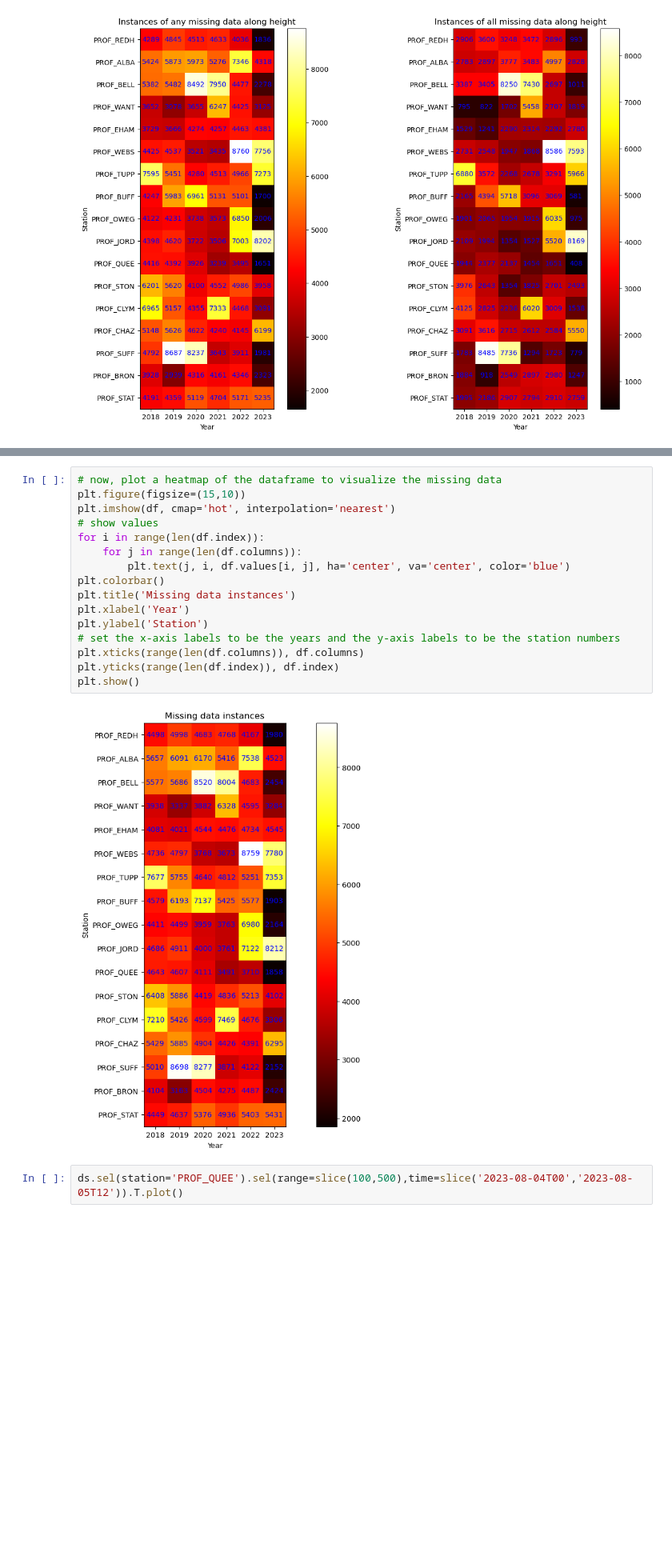
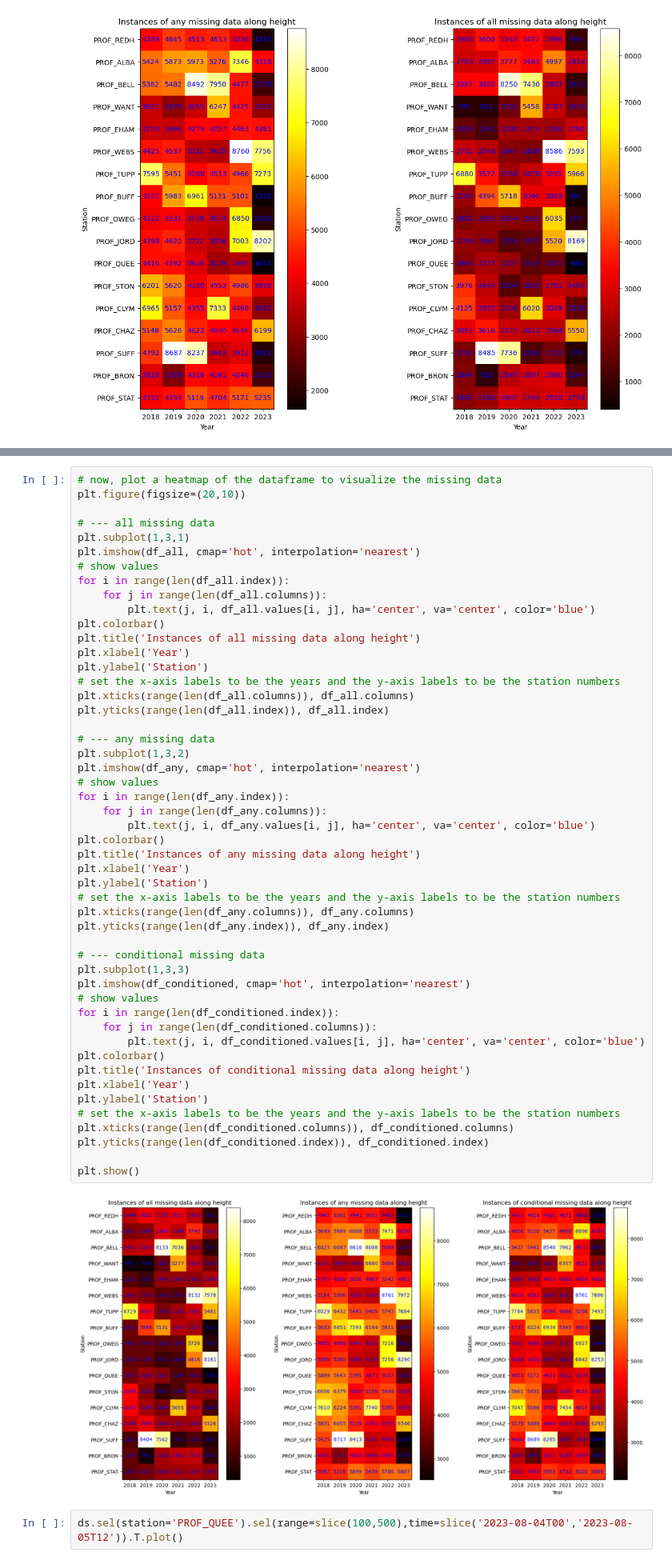
Before and after one commit to HarishBaki/Estimation-of-lidar-wind-speed-profiles-from-ERA5-inputs-using-TabNet, a Jupyter notebook: profiler_data_processing.ipynb, the cells around one changed output, grey strips where cells are left out. Shown at 80% size. Drawn from its saved outputs; the diff is of its cells as text; blank space fills up the shorter version.

Commit message:
Checked the number of missing values across years, using all condition, any condition, and conditional condition. They all are working.

```diff
--- a/profiler_data_processing.ipynb
+++ b/profiler_data_processing.ipynb
@@ -172,21 +290,55 @@ for year in range(2018,2024,1):
 # %%
 # now, plot a heatmap of the dataframe to visualize the missing data
-plt.figure(figsize=(15,10))
-plt.imshow(df, cmap='hot', interpolation='nearest')
+plt.figure(figsize=(20,10))
+
+# --- all missing data
+plt.subplot(1,3,1)
+plt.imshow(df_all, cmap='hot', interpolation='nearest')
 # show values
-for i in range(len(df.index)):
-    for j in range(len(df.columns)):
-        plt.text(j, i, df.values[i, j], ha='center', va='center', color='blue')
+for i in range(len(df_all.index)):
+    for j in range(len(df_all.columns)):
+        plt.text(j, i, df_all.values[i, j], ha='center', va='center', color='blue')
 plt.colorbar()
-plt.title('Missing data instances')
+plt.title('Instances of all missing data along height')
 plt.xlabel('Year')
 plt.ylabel('Station')
 # set the x-axis labels to be the years and the y-axis labels to be the station numbers
-plt.xticks(range(len(df.columns)), df.columns)
-plt.yticks(range(len(df.index)), df.index)
+plt.xticks(range(len(df_all.columns)), df_all.columns)
+plt.yticks(range(len(df_all.index)), df_all.index)
+
+# --- any missing data
+plt.subplot(1,3,2)
+plt.imshow(df_any, cmap='hot', interpolation='nearest')
+# show values
+for i in range(len(df_any.index)):
+    for j in range(len(df_any.columns)):
+        plt.text(j, i, df_any.values[i, j], ha='center', va='center', color='blue')
+plt.colorbar()
+plt.title('Instances of any missing data along height')
+plt.xlabel('Year')
+plt.ylabel('Station')
+# set the x-axis labels to be the years and the y-axis labels to be the station numbers
+plt.xticks(range(len(df_any.columns)), df_any.columns)
+plt.yticks(range(len(df_any.index)), df_any.index)
+
+# --- conditional missing data
+plt.subplot(1,3,3)
+plt.imshow(df_conditioned, cmap='hot', interpolation='nearest')
+# show values
+for i in range(len(df_conditioned.index)):
+    for j in range(len(df_conditioned.columns)):
+        plt.text(j, i, df_conditioned.values[i, j], ha='center', va='center', color='blue')
+plt.colorbar()
+plt.title('Instances of conditional missing data along height')
+plt.xlabel('Year')
+plt.ylabel('Station')
+# set the x-axis labels to be the years and the y-axis labels to be the station numbers
+plt.xticks(range(len(df_conditioned.columns)), df_conditioned.columns)
+plt.yticks(range(len(df_conditioned.index)), df_conditioned.index)
+
 plt.show()
 # %% [output]
-[figure, old version]
+[figure, new version]
 # %%
 ds.sel(station='PROF_QUEE').sel(range=slice(100,500),time=slice('2023-08-04T00','2023-08-05T12')).T.plot()
 # %% [output]
```
Also changed, not shown: parts of 8 cells of this notebook.
